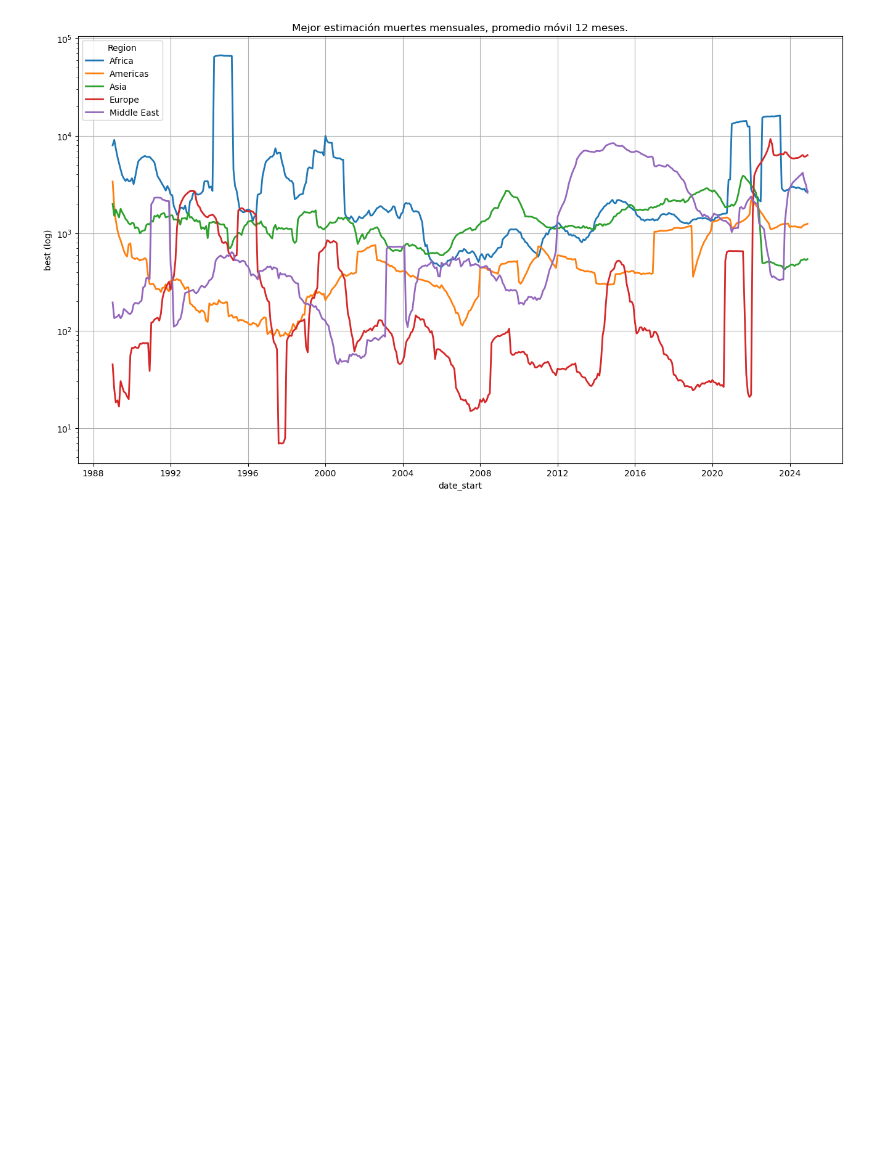
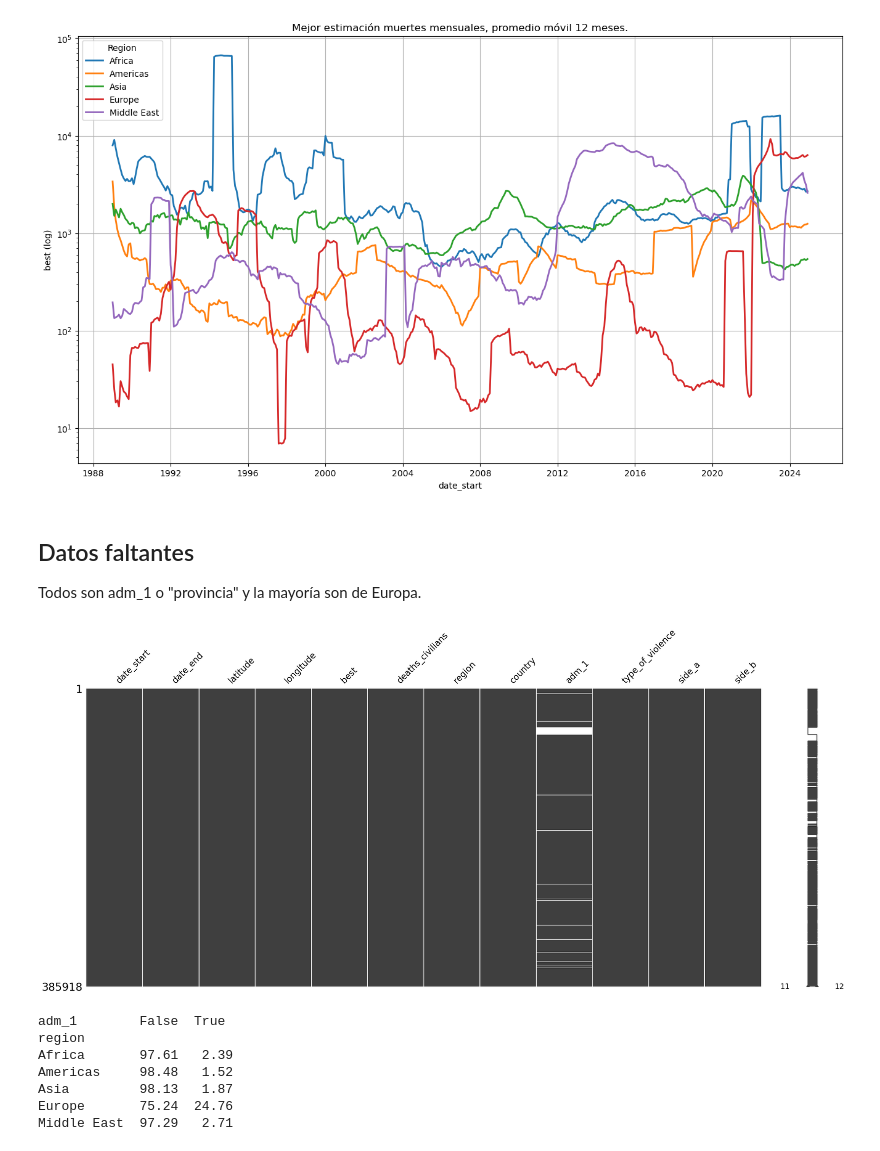
Before and after one commit to X57FI8W9S/TP1_EDA_GEDEvent, a Jupyter notebook: notebooks/TP1_EDA_GEDEvent.ipynb, the cells around one changed output. Drawn from its saved outputs; the diff is of its cells as text; code cells hidden in the pictures; blank space fills up the shorter version.

```diff
--- a/notebooks/TP1_EDA_GEDEvent.ipynb
+++ b/notebooks/TP1_EDA_GEDEvent.ipynb
@@ -495,3 +495,23 @@ plt.grid(True)
 plt.show()
 # %% [output]
 [figure]
+# %% [markdown]
+## Datos faltantes
+Todos son adm_1 o "provincia" y la mayoría son de Europa.
+# %%
+
+msno.matrix(GEDEvent)
+plt.show()
+
+
+tabla_cruzada = pd.crosstab(GEDEvent['region'], GEDEvent['adm_1'].isna(), normalize='index') * 100
+print(tabla_cruzada.round(2))
+# %% [output]
+[figure, added]
+adm_1        False  True
+region
+Africa       97.61   2.39
+Americas     98.48   1.52
+Asia         98.13   1.87
+Europe       75.24  24.76
+Middle East  97.29   2.71
```
